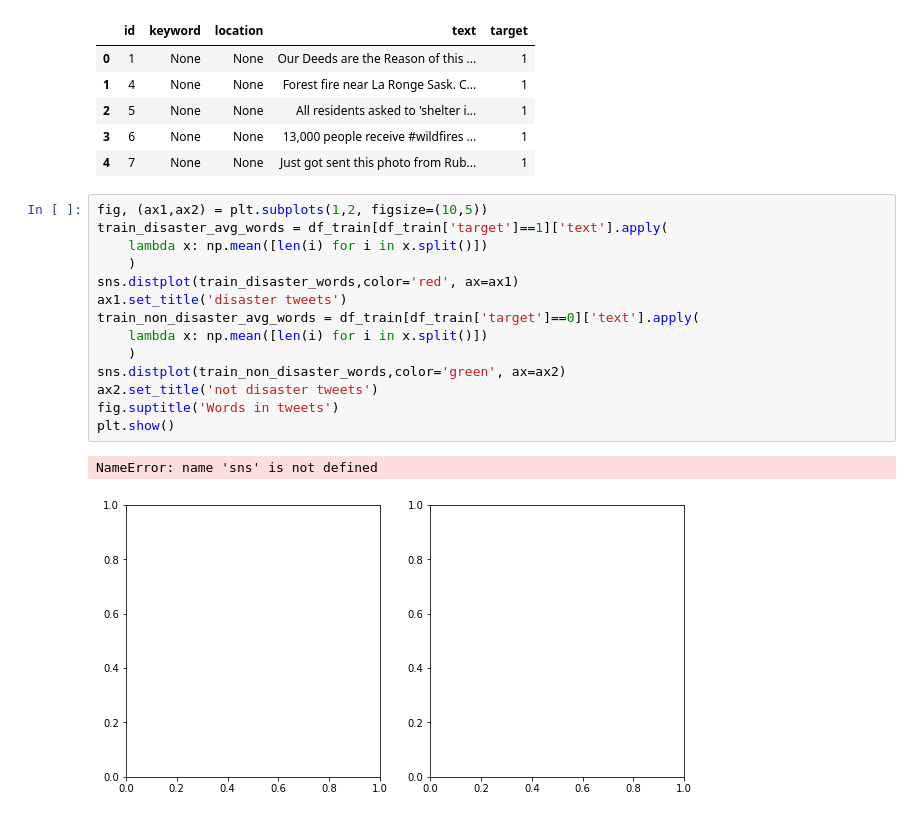
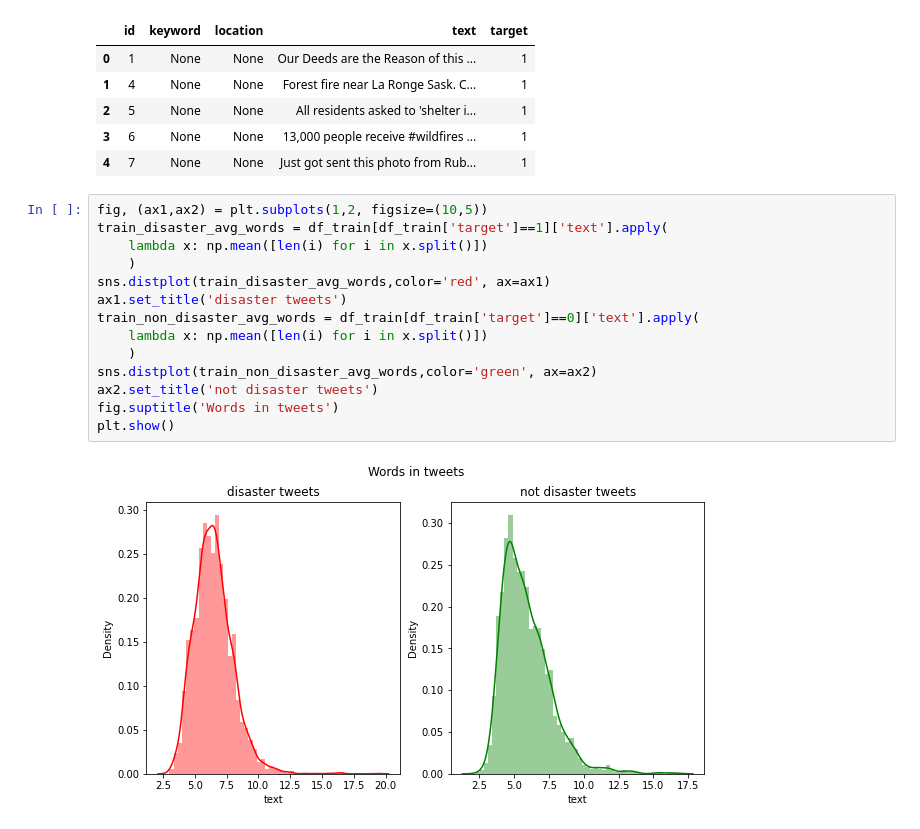
Before and after one commit to ericlau1987/nlp_with_disaster_tweets, a Jupyter notebook: 2_explore_data.ipynb, the cells around one changed output. Drawn from its saved outputs; the diff is of its cells as text.

```diff
--- a/2_explore_data.ipynb
+++ b/2_explore_data.ipynb
@@ -70,17 +70,16 @@ df_train.head()
 # %%
 fig, (ax1,ax2) = plt.subplots(1,2, figsize=(10,5))
 train_disaster_avg_words = df_train[df_train['target']==1]['text'].apply(
     lambda x: np.mean([len(i) for i in x.split()])
     )
-sns.distplot(train_disaster_words,color='red', ax=ax1)
+sns.distplot(train_disaster_avg_words,color='red', ax=ax1)
 ax1.set_title('disaster tweets')
 train_non_disaster_avg_words = df_train[df_train['target']==0]['text'].apply(
     lambda x: np.mean([len(i) for i in x.split()])
     )
-sns.distplot(train_non_disaster_words,color='green', ax=ax2)
+sns.distplot(train_non_disaster_avg_words,color='green', ax=ax2)
 ax2.set_title('not disaster tweets')
 fig.suptitle('Words in tweets')
 plt.show()
 # %% [output]
-NameError: name 'sns' is not defined
-[figure, old version]
+[figure, new version]
```
Also changed, not shown: parts of 1 cell of this notebook, 1 other file.
